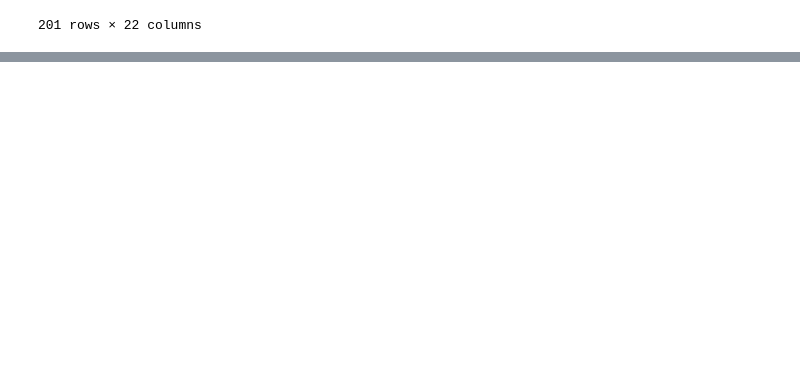
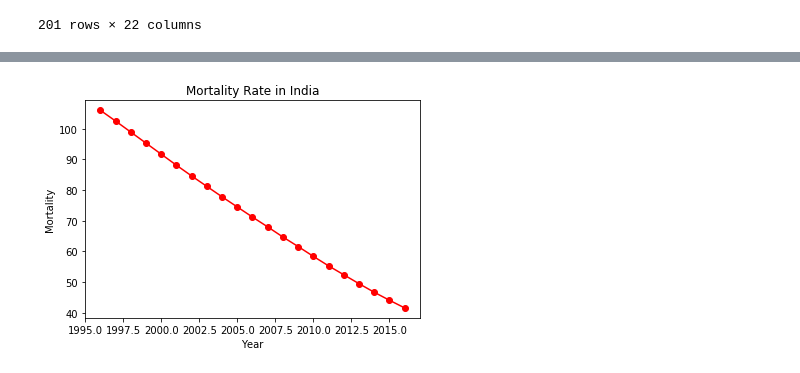
Before and after one commit to tranj8229/dss_sp19, a Jupyter notebook: World_Health_and_Nutrition_Project.ipynb, the cells around one changed output, grey strips where cells are left out. Cells and saved outputs as stored; diff of their text form; code cells hidden in the pictures; blank space fills up the shorter version.

```diff
--- a/World_Health_and_Nutrition_Project.ipynb
+++ b/World_Health_and_Nutrition_Project.ipynb
@@ -241,0 +256,8 @@ IIM_ind
+# %%
+plt.plot(IIM_ind['Year'], IIM_ind['Mortality rate, under-5 (per 1,000)'], color = 'red', marker='o')
+plt.xlabel('Year')
+plt.ylabel('Mortality')
+plt.title('Mortality Rate in India')
+plt.show()
+# %% [output]
+[figure, added]
```
Also changed, not shown: parts of 3 cells of this notebook.
